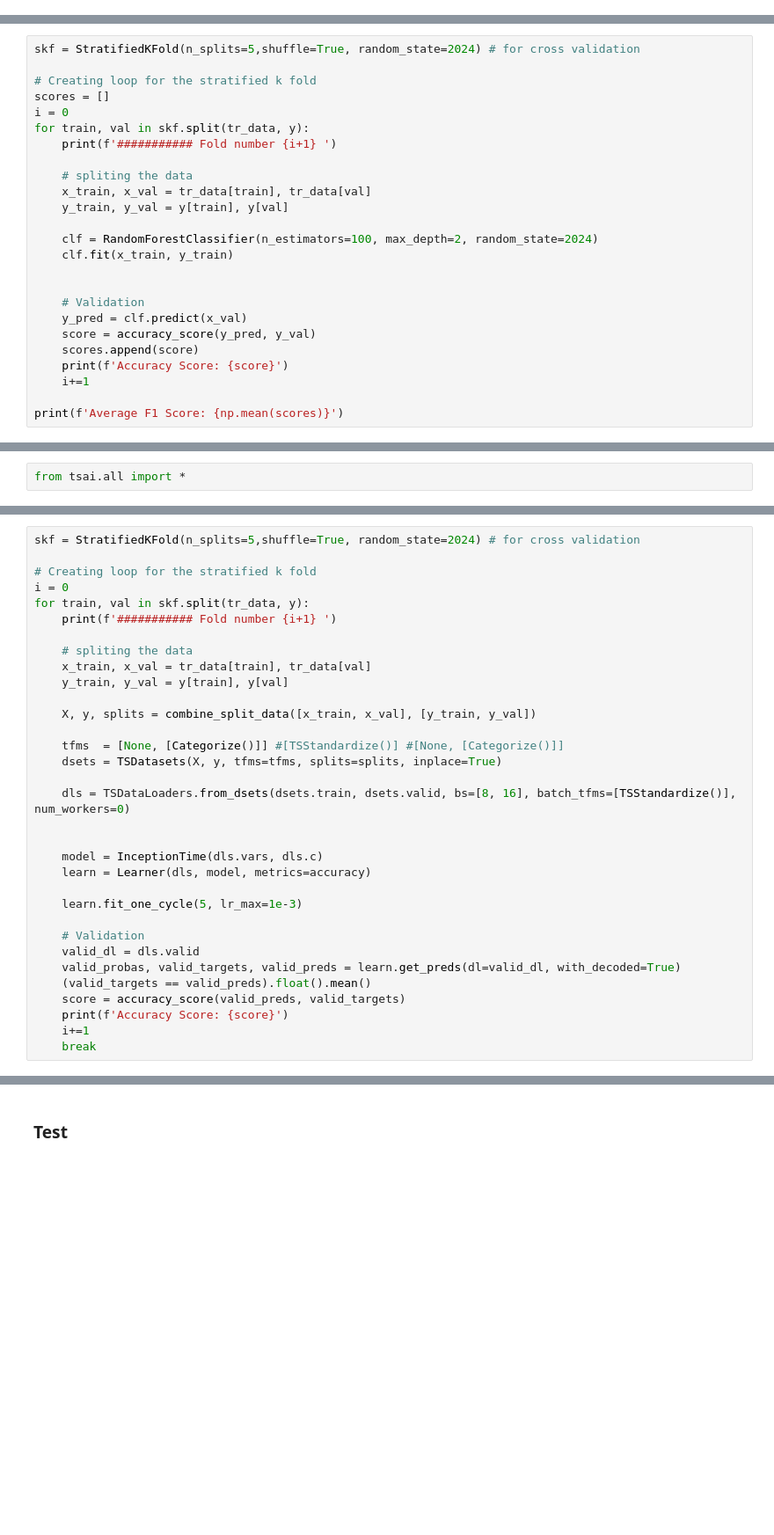
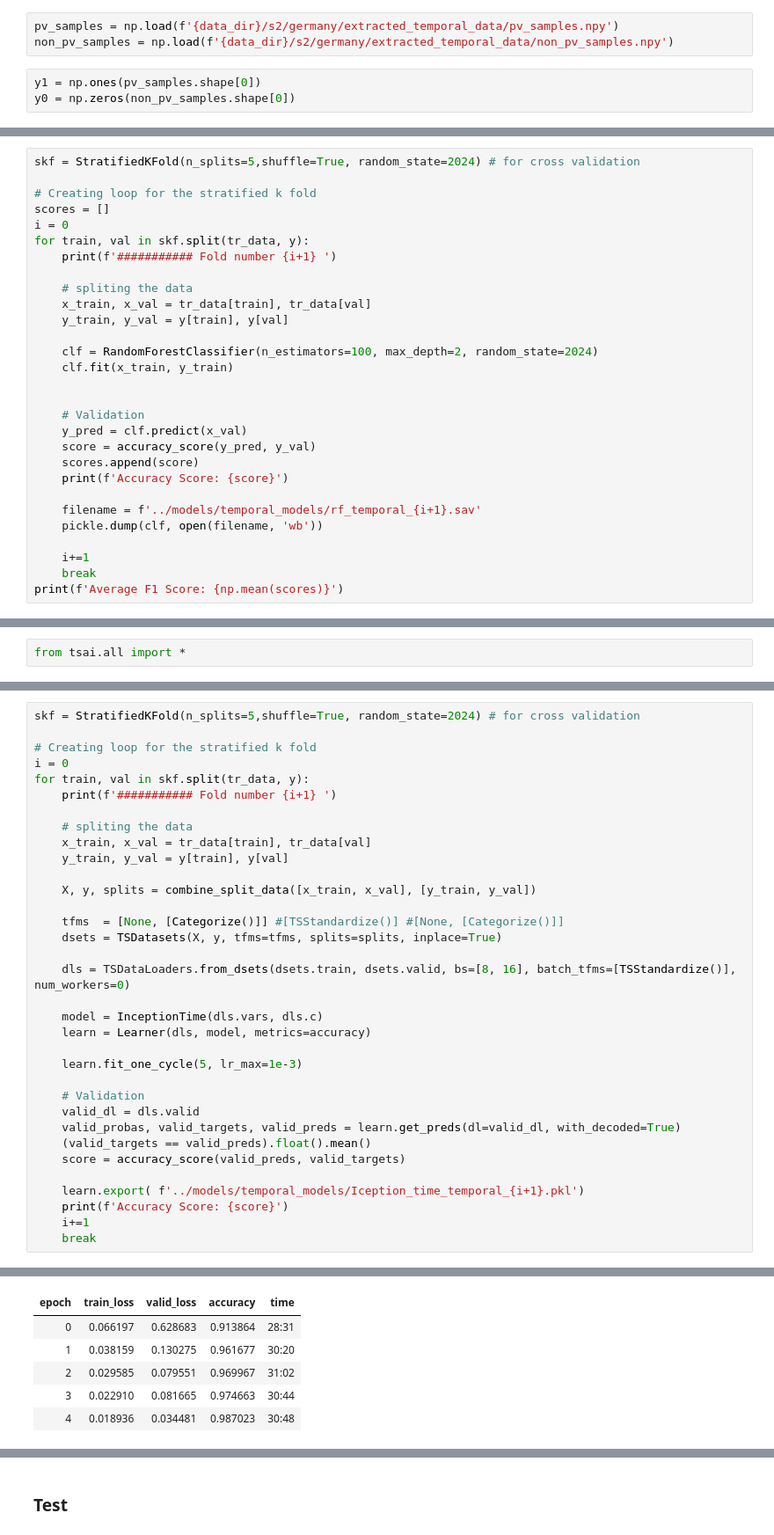
Before and after one commit to clausmichele/openEO_photovoltaic, a Jupyter notebook: notebooks/temporal_metrics.ipynb, the cells around one changed output, grey strips where cells are left out. Shown at 88% size. Cells and saved outputs as stored; diff of their text form; blank space fills up the shorter version.

```diff
--- a/notebooks/temporal_metrics.ipynb
+++ b/notebooks/temporal_metrics.ipynb
@@ -395,6 +396,12 @@ np.save(f'{data_dir}/s2/germany/extracted_temporal_data/pv_samples.npy', pv_samp
 np.save(f'{data_dir}/s2/germany/extracted_temporal_data/non_pv_samples.npy', non_pv_samples)
 # %% [markdown]
 #### Combine both PV and Non-PV togehter
+# %%
+pv_samples = np.load(f'{data_dir}/s2/germany/extracted_temporal_data/pv_samples.npy')
+non_pv_samples = np.load(f'{data_dir}/s2/germany/extracted_temporal_data/non_pv_samples.npy')
+# %%
+y1 = np.ones(pv_samples.shape[0])
+y0 = np.zeros(non_pv_samples.shape[0])
 # %%
 tr_data = np.vstack([pv_samples, non_pv_samples[:490000]])
 y = np.hstack([y1, y0[:490000]])
@@ -440,8 +447,12 @@ for train, val in skf.split(tr_data, y):
     score = accuracy_score(y_pred, y_val)
     scores.append(score)
     print(f'Accuracy Score: {score}')
+
+    filename = f'../models/temporal_models/rf_temporal_{i+1}.sav'
+    pickle.dump(clf, open(filename, 'wb'))
+
     i+=1
-
+    break
 print(f'Average F1 Score: {np.mean(scores)}')
 # %% [output]
 ########### Fold number 1
@@ -486,7 +492,6 @@ for train, val in skf.split(tr_data, y):
 
     dls = TSDataLoaders.from_dsets(dsets.train, dsets.valid, bs=[8, 16], batch_tfms=[TSStandardize()], num_workers=0)
 
-
     model = InceptionTime(dls.vars, dls.c)
     learn = Learner(dls, model, metrics=accuracy)
 
@@ -497,6 +502,9 @@ for train, val in skf.split(tr_data, y):
     valid_probas, valid_targets, valid_preds = learn.get_preds(dl=valid_dl, with_decoded=True)
     (valid_targets == valid_preds).float().mean()
     score = accuracy_score(valid_preds, valid_targets)
+
+    learn.export( f'../models/temporal_models/Iception_time_temporal_{i+1}.pkl')
     print(f'Accuracy Score: {score}')
     i+=1
     break
+# %% [output]
@@ -502,0 +512,6 @@ for train, val in skf.split(tr_data, y):
+| epoch | train_loss | valid_loss | accuracy | time |
+| 0 | 0.066197 | 0.628683 | 0.913864 | 28:31 |
+| 1 | 0.038159 | 0.130275 | 0.961677 | 30:20 |
+| 2 | 0.029585 | 0.079551 | 0.969967 | 31:02 |
+| 3 | 0.022910 | 0.081665 | 0.974663 | 30:44 |
+| 4 | 0.018936 | 0.034481 | 0.987023 | 30:48 |
```
Also changed, not shown: parts of 8 cells of this notebook, 2 other files.
